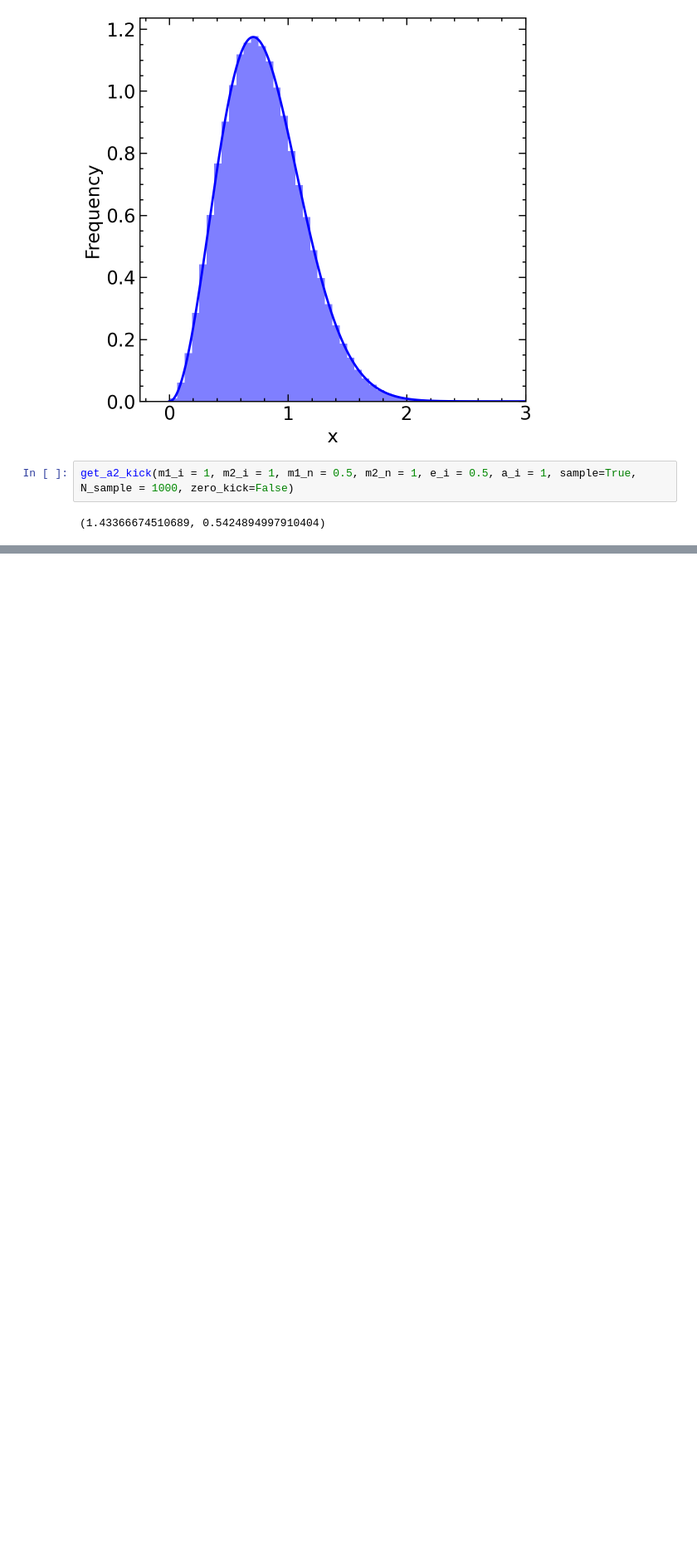
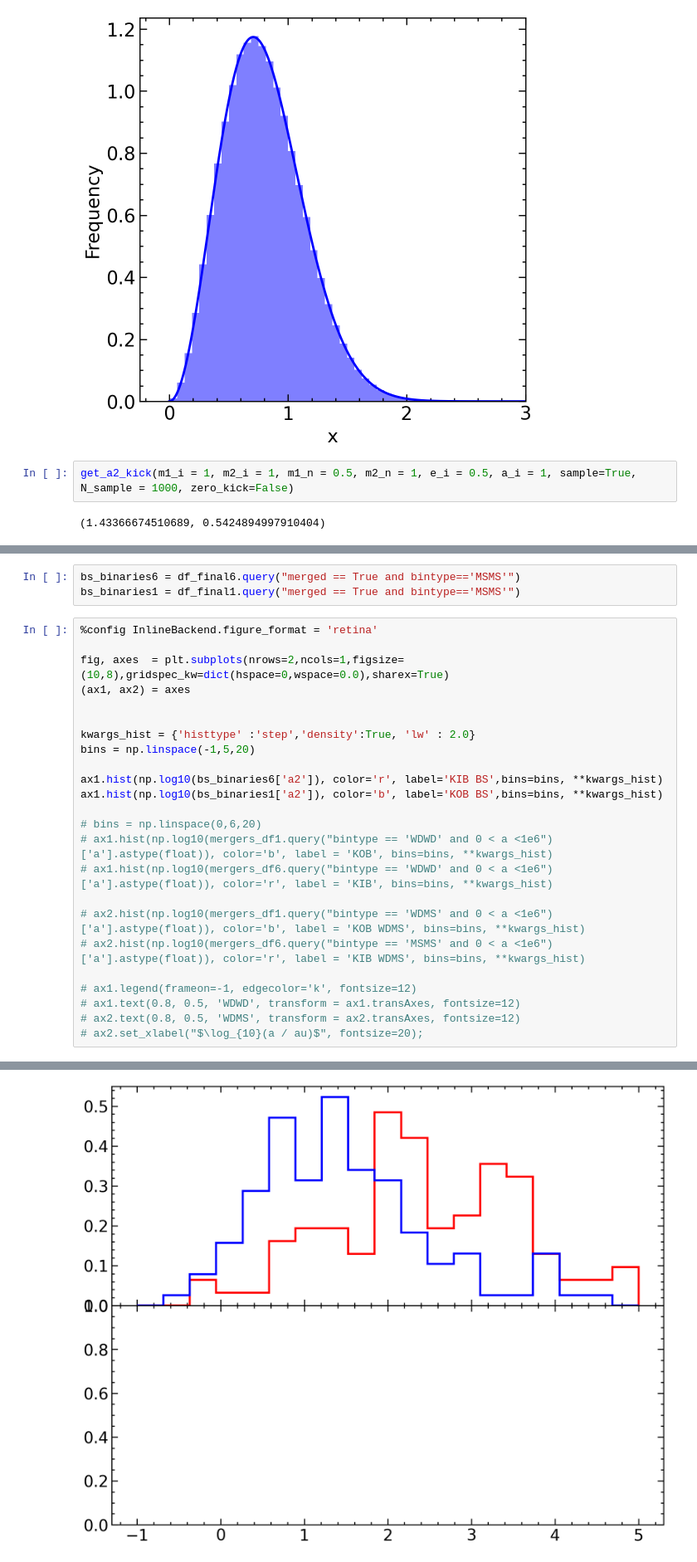
Before and after one commit to cheyanneshariat/OSPE_Scripts, a Jupyter notebook: SSE_Mergers.ipynb, the cells around one changed output, grey strips where cells are left out. Shown at 83% size. Cells and saved outputs as stored; diff of their text form; blank space fills up the shorter version.

```diff
--- a/SSE_Mergers.ipynb
+++ b/SSE_Mergers.ipynb
@@ -805,0 +740,28 @@ ERROR: Operation cancelled by user
+# %%
+bs_binaries6 = df_final6.query("merged == True and bintype=='MSMS'")
+bs_binaries1 = df_final1.query("merged == True and bintype=='MSMS'")
+# %%
+%config InlineBackend.figure_format = 'retina'
+
+fig, axes  = plt.subplots(nrows=2,ncols=1,figsize=(10,8),gridspec_kw=dict(hspace=0,wspace=0.0),sharex=True)
+(ax1, ax2) = axes
+
+
+kwargs_hist = {'histtype' :'step','density':True, 'lw' : 2.0}
+bins = np.linspace(-1,5,20)
+
+ax1.hist(np.log10(bs_binaries6['a2']), color='r', label='KIB BS',bins=bins, **kwargs_hist)
+ax1.hist(np.log10(bs_binaries1['a2']), color='b', label='KOB BS',bins=bins, **kwargs_hist)
+
+# bins = np.linspace(0,6,20)
+# ax1.hist(np.log10(mergers_df1.query("bintype == 'WDWD' and 0 < a <1e6")['a'].astype(float)), color='b', label = 'KOB', bins=bins, **kwargs_hist)
+# ax1.hist(np.log10(mergers_df6.query("bintype == 'WDWD' and 0 < a <1e6")['a'].astype(float)), color='r', label = 'KIB', bins=bins, **kwargs_hist)
+
+# ax2.hist(np.log10(mergers_df1.query("bintype == 'WDMS' and 0 < a <1e6")['a'].astype(float)), color='b', label = 'KOB WDMS', bins=bins, **kwargs_hist)
+# ax2.hist(np.log10(mergers_df6.query("bintype == 'MSMS' and 0 < a <1e6")['a'].astype(float)), color='r', label = 'KIB WDMS', bins=bins, **kwargs_hist)
+
+# ax1.legend(frameon=-1, edgecolor='k', fontsize=12)
+# ax1.text(0.8, 0.5, 'WDWD', transform = ax1.transAxes, fontsize=12)
+# ax2.text(0.8, 0.5, 'WDMS', transform = ax2.transAxes, fontsize=12)
+# ax2.set_xlabel("$\log_{10}(a / au)$", fontsize=20);
+# %% [output]
@@ -805,0 +777 @@ ERROR: Operation cancelled by user
+[figure, added]
```
Also changed, not shown: parts of 7 cells of this notebook, 2 other files.
